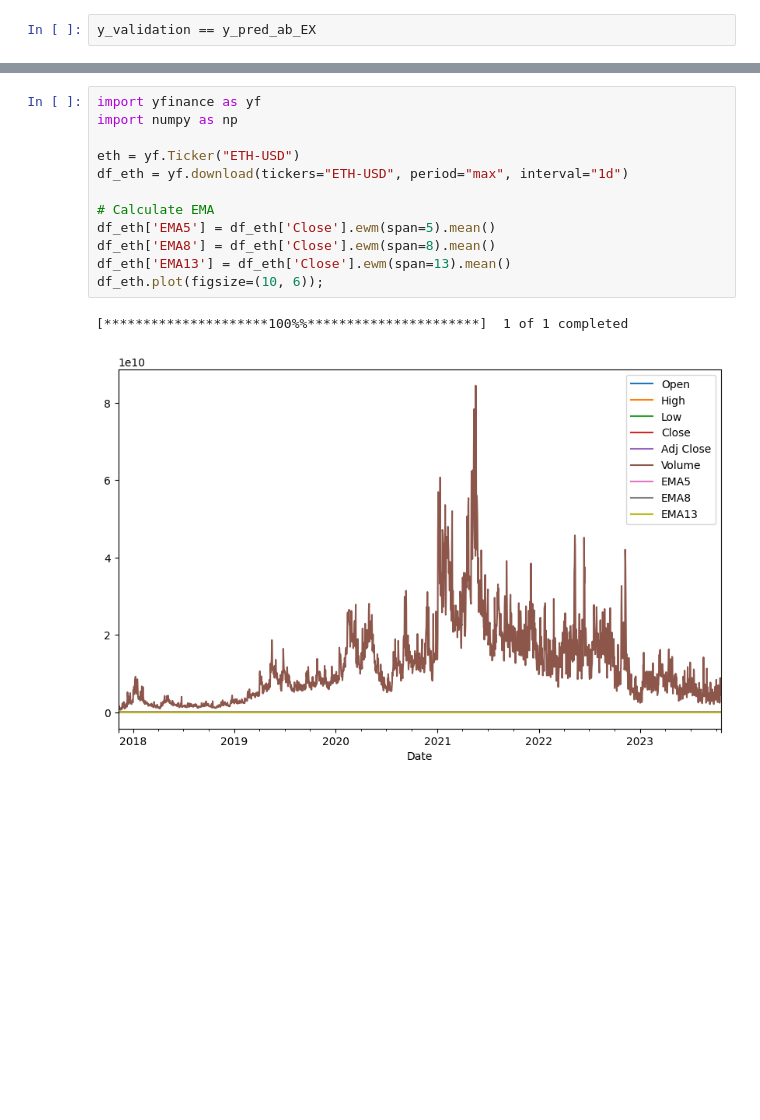
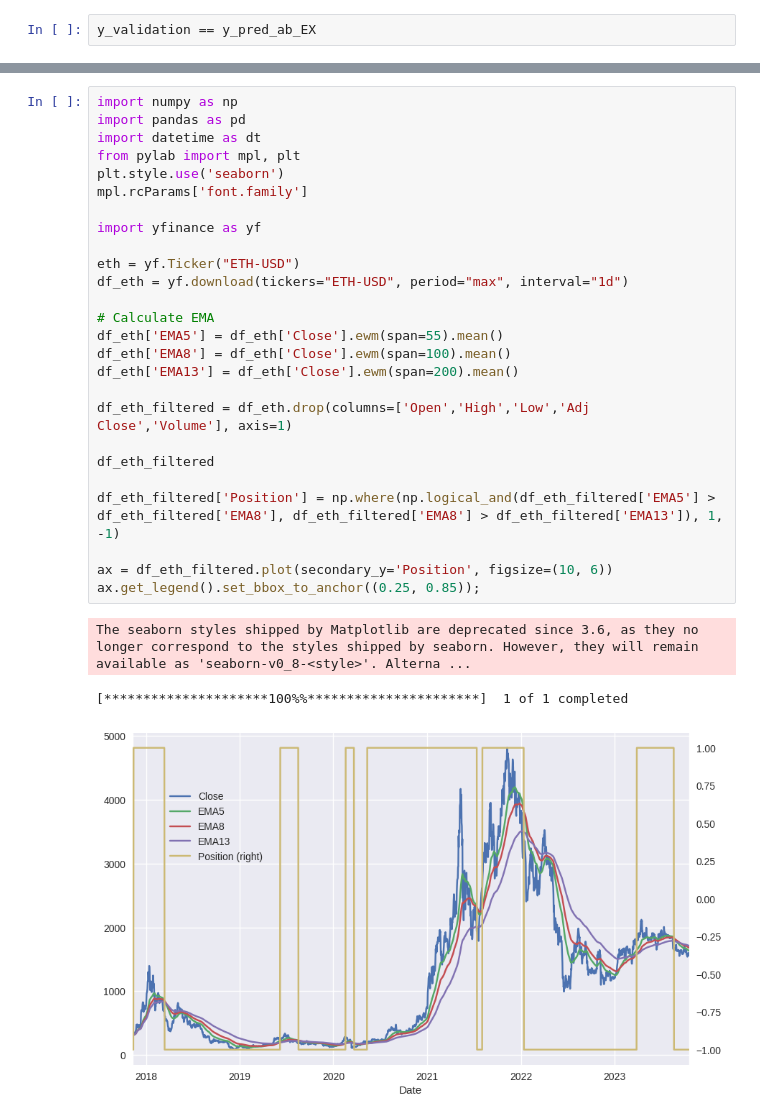
Before and after one commit to mr-robot77/Quera_G11-Project2, a Jupyter notebook: Problem 3/prediction.ipynb, the cells around one changed output, grey strips where cells are left out. Saved outputs shown, nothing was run; the diff lists cells and outputs as text; blank space fills up the shorter version.

Commit message:
fix new solution plots

```diff
--- a/Problem 3/prediction.ipynb
+++ b/Problem 3/prediction.ipynb
@@ -1620,15 +1905,30 @@ y_validation == y_pred_ab_EX
 # %%
+import numpy as np
+import pandas as pd
+import datetime as dt
+from pylab import mpl, plt
+plt.style.use('seaborn')
+mpl.rcParams['font.family']
+
 import yfinance as yf
-import numpy as np
 
 eth = yf.Ticker("ETH-USD")
 df_eth = yf.download(tickers="ETH-USD", period="max", interval="1d")
 
 # Calculate EMA
-df_eth['EMA5'] = df_eth['Close'].ewm(span=5).mean()
-df_eth['EMA8'] = df_eth['Close'].ewm(span=8).mean()
-df_eth['EMA13'] = df_eth['Close'].ewm(span=13).mean()
-df_eth.plot(figsize=(10, 6));
+df_eth['EMA5'] = df_eth['Close'].ewm(span=55).mean()
+df_eth['EMA8'] = df_eth['Close'].ewm(span=100).mean()
+df_eth['EMA13'] = df_eth['Close'].ewm(span=200).mean()
+
+df_eth_filtered = df_eth.drop(columns=['Open','High','Low','Adj Close','Volume'], axis=1)
+
+df_eth_filtered
+
+df_eth_filtered['Position'] = np.where(np.logical_and(df_eth_filtered['EMA5'] > df_eth_filtered['EMA8'], df_eth_filtered['EMA8'] > df_eth_filtered['EMA13']), 1, -1)
+
+ax = df_eth_filtered.plot(secondary_y='Position', figsize=(10, 6))
+ax.get_legend().set_bbox_to_anchor((0.25, 0.85));
 # %% [output]
-[*********************100%%**********************]  1 of 1 completed
+The seaborn styles shipped by Matplotlib are deprecated since 3.6, as they no longer correspond to the styles shipped by seaborn. However, they will remain available as 'seaborn-v0_8-<style>'. Alterna ...
+[*********************100%%**********************]  1 of 1 completed
-[figure, old version]
+[figure, new version]
```
Also changed, not shown: parts of 10 cells of this notebook.
